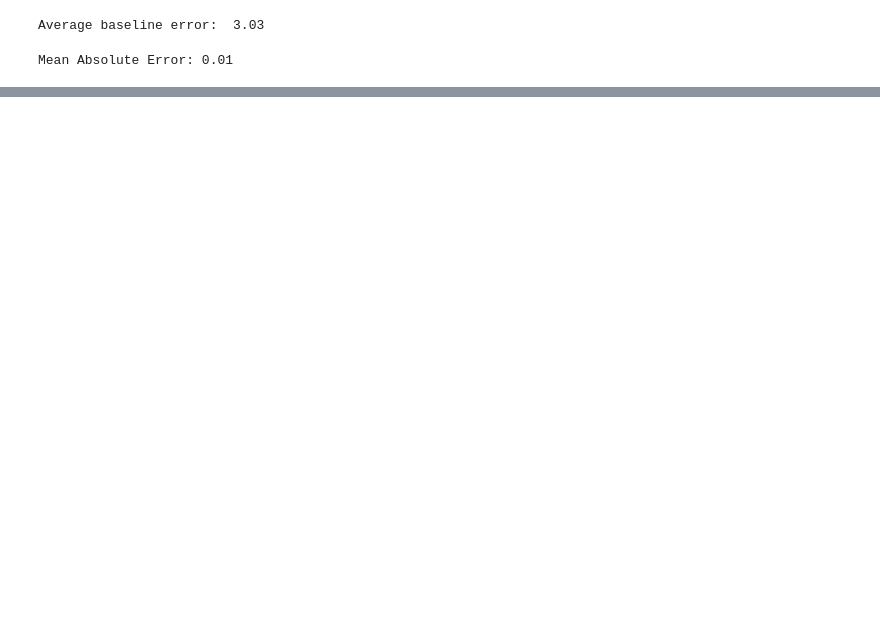
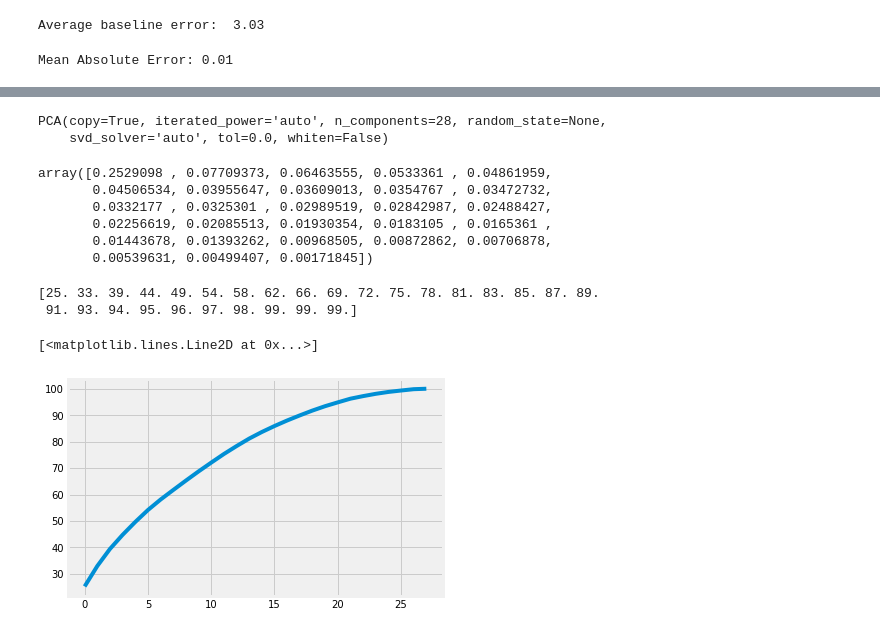
Before and after one commit to JPHebert32/MPO, a Jupyter notebook: data.ipynb, the cells around one changed output, grey strips where cells are left out. Cells and saved outputs as stored; diff of their text form; code cells hidden in the pictures; blank space fills up the shorter version.

```diff
--- a/data.ipynb
+++ b/data.ipynb
@@ -313,0 +342,33 @@ LinearRegression(copy_X=True, fit_intercept=True, n_jobs=None, normalize=False)
+# %%
+#Scaling the values
+X = scale(X)
+# %%
+pca = PCA(n_components=28)
+# %%
+pca.fit(X)
+# %% [output]
+PCA(copy=True, iterated_power='auto', n_components=28, random_state=None,
+    svd_solver='auto', tol=0.0, whiten=False)
+# %%
+#The amount of variance that each PC explains
+var= pca.explained_variance_ratio_
+var
+# %% [output]
+array([0.2529098 , 0.07709373, 0.06463555, 0.0533361 , 0.04861959,
+       0.04506534, 0.03955647, 0.03609013, 0.0354767 , 0.03472732,
+       0.0332177 , 0.0325301 , 0.02989519, 0.02842987, 0.02488427,
+       0.02256619, 0.02085513, 0.01930354, 0.0183105 , 0.0165361 ,
+       0.01443678, 0.01393262, 0.00968505, 0.00872862, 0.00706878,
+       0.00539631, 0.00499407, 0.00171845])
+# %%
+#Cumulative Variance explains
+var1=np.cumsum(np.round(pca.explained_variance_ratio_, decimals=2)*100)
+print(var1)
+# %% [output]
+[25. 33. 39. 44. 49. 54. 58. 62. 66. 69. 72. 75. 78. 81. 83. 85. 87. 89.
+ 91. 93. 94. 95. 96. 97. 98. 99. 99. 99.]
+# %%
+plt.plot(var1)
+# %% [output]
+[<matplotlib.lines.Line2D at 0x...>]
+[figure, added]
```
Also changed, not shown: parts of 28 cells of this notebook, 2 other files.
